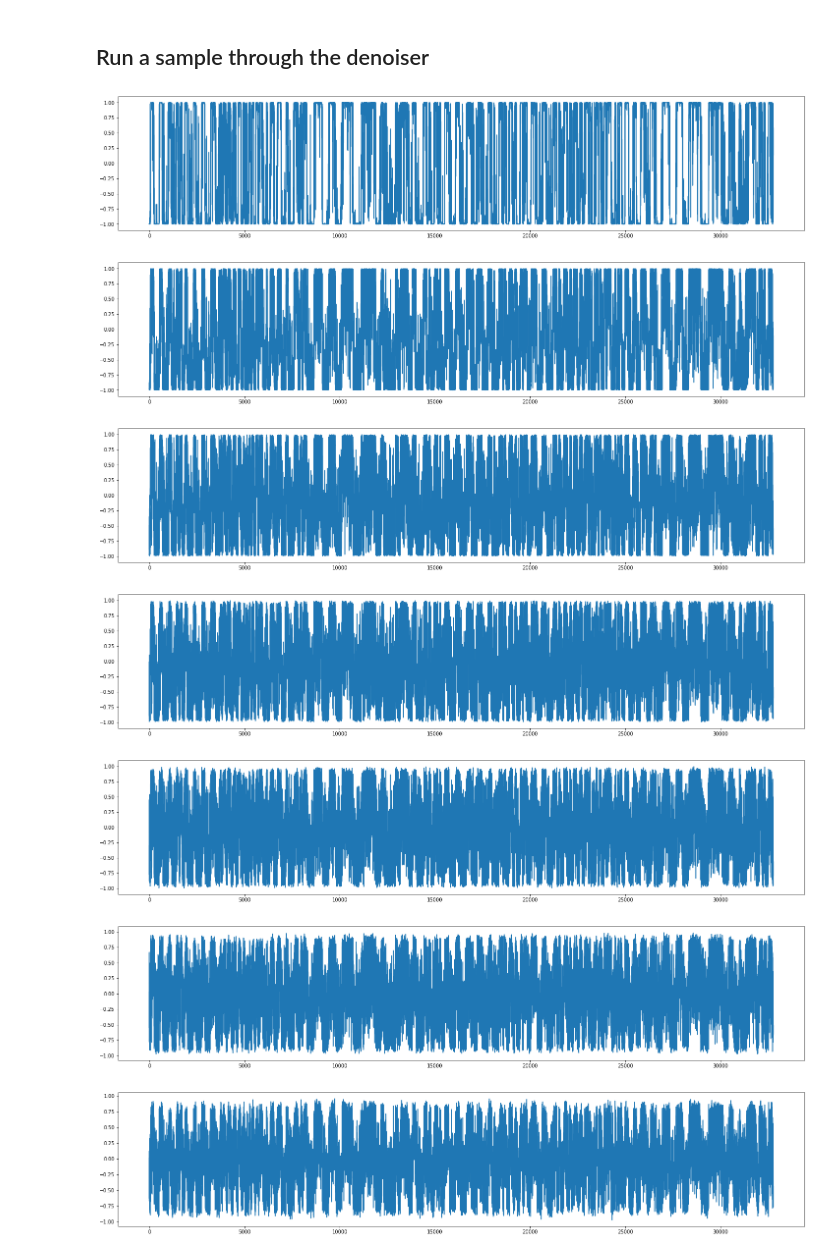
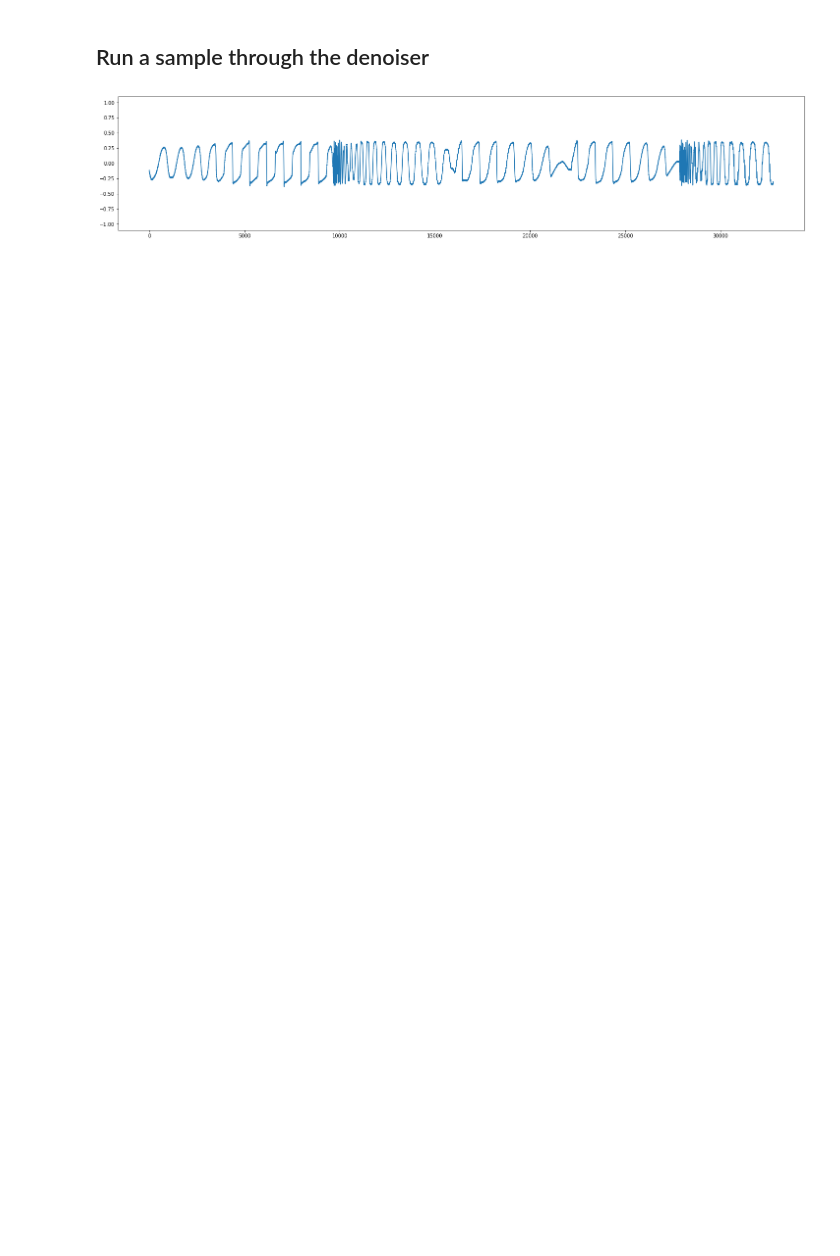
Before and after one commit to VovaTch/Infected_hdiff, a Jupyter notebook: test_lvl1_vqvae.ipynb, the cells around one changed output. Drawn from its saved outputs; the diff is of its cells as text; code cells hidden in the pictures; blank space fills up the shorter version.

```diff
--- a/test_lvl1_vqvae.ipynb
+++ b/test_lvl1_vqvae.ipynb
@@ -162,18 +177,12 @@ RuntimeError: Error(s) in loading state_dict for DiffusionViT:
 ## Run a sample through the denoiser
 # %%
 random_noise_start = torch.randn_like(music_sample_rec.unsqueeze(0))
-music_sample_den = denoiser.denoise(music_sample_rec.unsqueeze(0)).squeeze(0)
+music_sample_den = denoiser.denoise(music_sample_rec.unsqueeze(0), show_process_plots=False).squeeze(0)
 plt.figure(figsize=(25, 5))
 plt.plot(music_sample_den[0, ...].cpu().detach().numpy())
 plt.ylim((-1.1, 1.1))
 plt.show()
 torchaudio.save('sample_out.mp3', music_sample_den.cpu().detach(), 44100, format='mp3')
 IPython.display.Audio(filename="sample_out.mp3")
 # %% [output]
-[figure, old version]
+[figure, new version]
-[figure, removed]
-[figure, removed]
-[figure, removed]
-[figure, removed]
-[figure, removed]
-[figure, removed]
```
Also changed, not shown: parts of 7 cells of this notebook, 2 other files.
